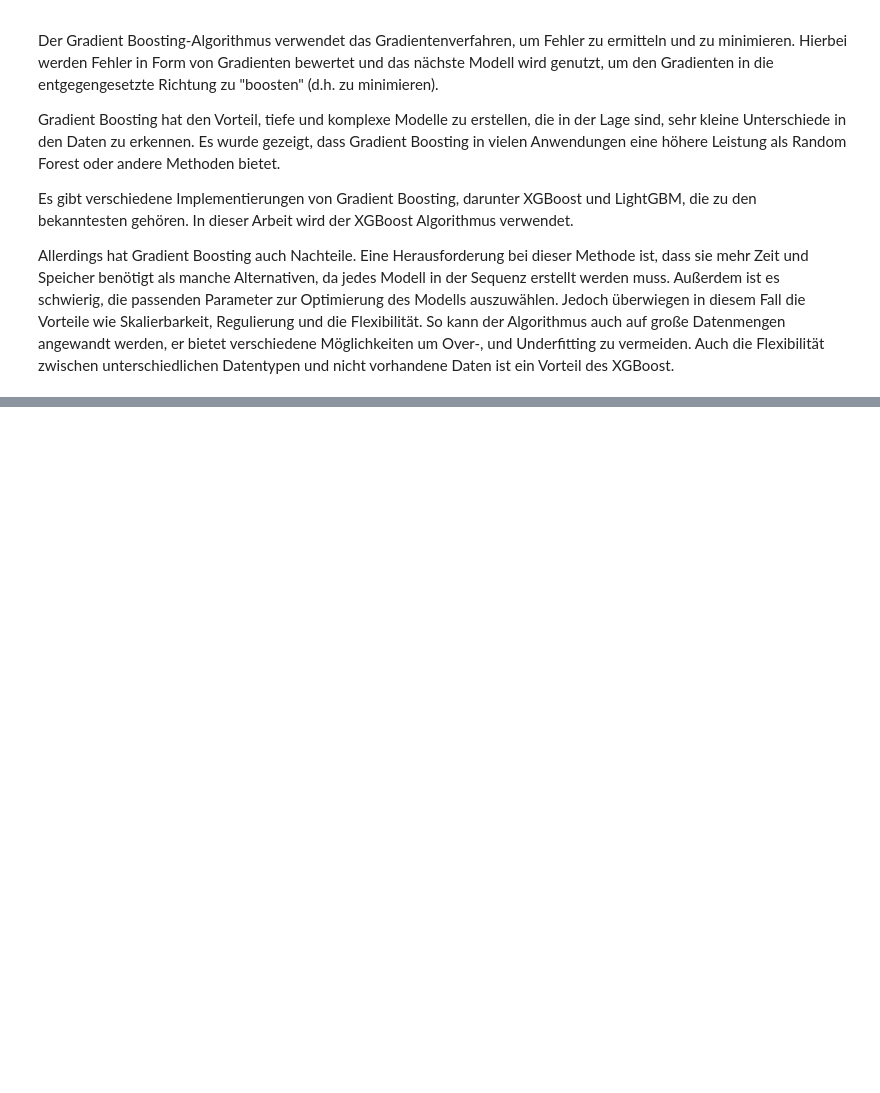
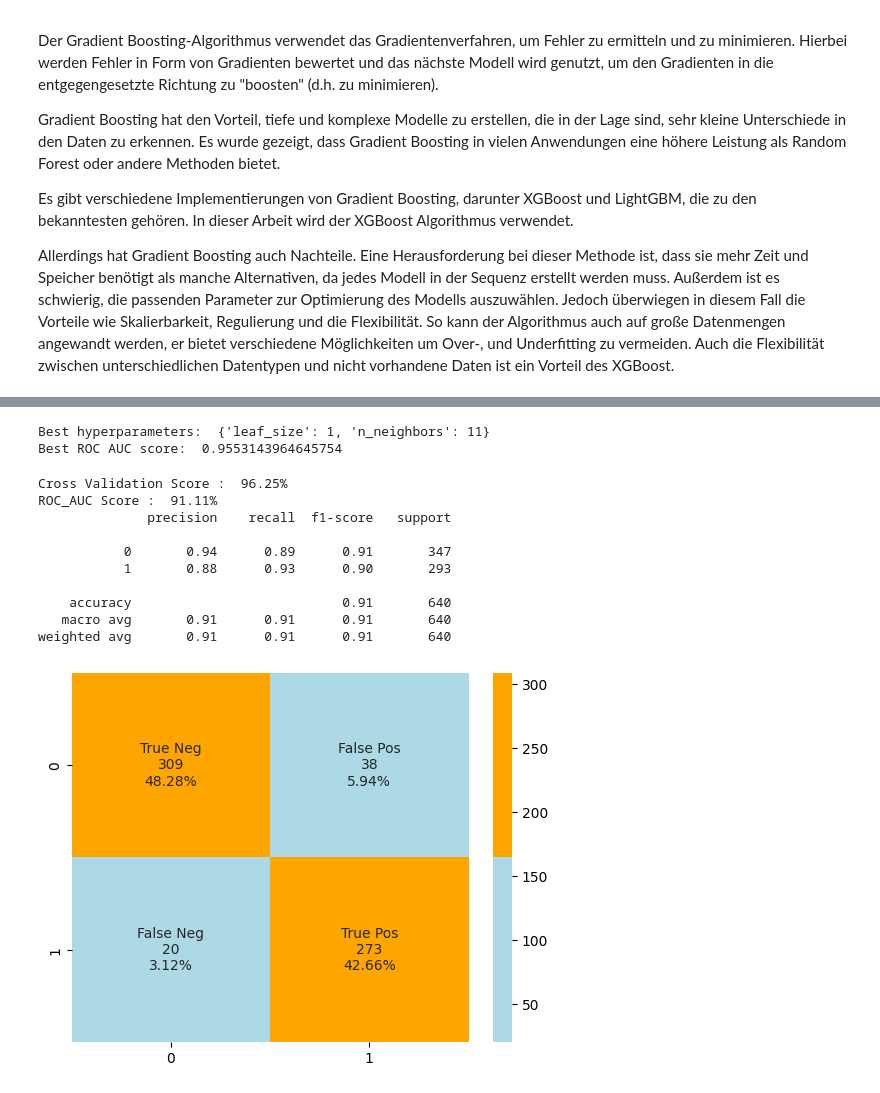
Before and after one commit to timonoessler/DataExplorationProject, a Jupyter notebook: src/Data_explo.ipynb, the cells around one changed output, grey strips where cells are left out. Drawn from its saved outputs; the diff is of its cells as text; code cells hidden in the pictures; blank space fills up the shorter version.

```diff
--- a/src/Data_explo.ipynb
+++ b/src/Data_explo.ipynb
@@ -440,0 +498,37 @@ plot_roc_curve(y_test, prediction_xgb)
+# %%
+knn = KNeighborsClassifier()
+
+param_grid = {
+    'n_neighbors': [3, 5, 7, 9, 11, 13, 15],
+    'leaf_size': [1,2,3,4,5,10, 20, 30, 40, 50],
+}
+
+grid_search = GridSearchCV(estimator=knn, param_grid=param_grid, scoring='roc_auc', cv=3, n_jobs=-1)
+
+# Perform the grid search
+grid_search.fit(x_train, y_train)
+
+# Print the best hyperparameters and the corresponding ROC AUC score
+print("Best hyperparameters: ", grid_search.best_params_)
+
+print("Best ROC AUC score: ", grid_search.best_score_)
+# %% [output]
+Best hyperparameters:  {'leaf_size': 1, 'n_neighbors': 11}
+Best ROC AUC score:  0.9553143964645754
+# %%
+eleven_nn = KNeighborsClassifier(n_neighbors=11, leaf_size=1, weights='distance', metric='euclidean')
+
+model(eleven_nn,x_train,y_train,x_val,y_val)
+model_evaluation(eleven_nn,x_val,y_val)
+# %% [output]
+Cross Validation Score :  96.25%
+ROC_AUC Score :  91.11%
+              precision    recall  f1-score   support
+
+           0       0.94      0.89      0.91       347
+           1       0.88      0.93      0.90       293
+
+    accuracy                           0.91       640
+   macro avg       0.91      0.91      0.91       640
+weighted avg       0.91      0.91      0.91       640
+[figure, added]
```
Also changed, not shown: parts of 10 cells of this notebook, 9 other files.
